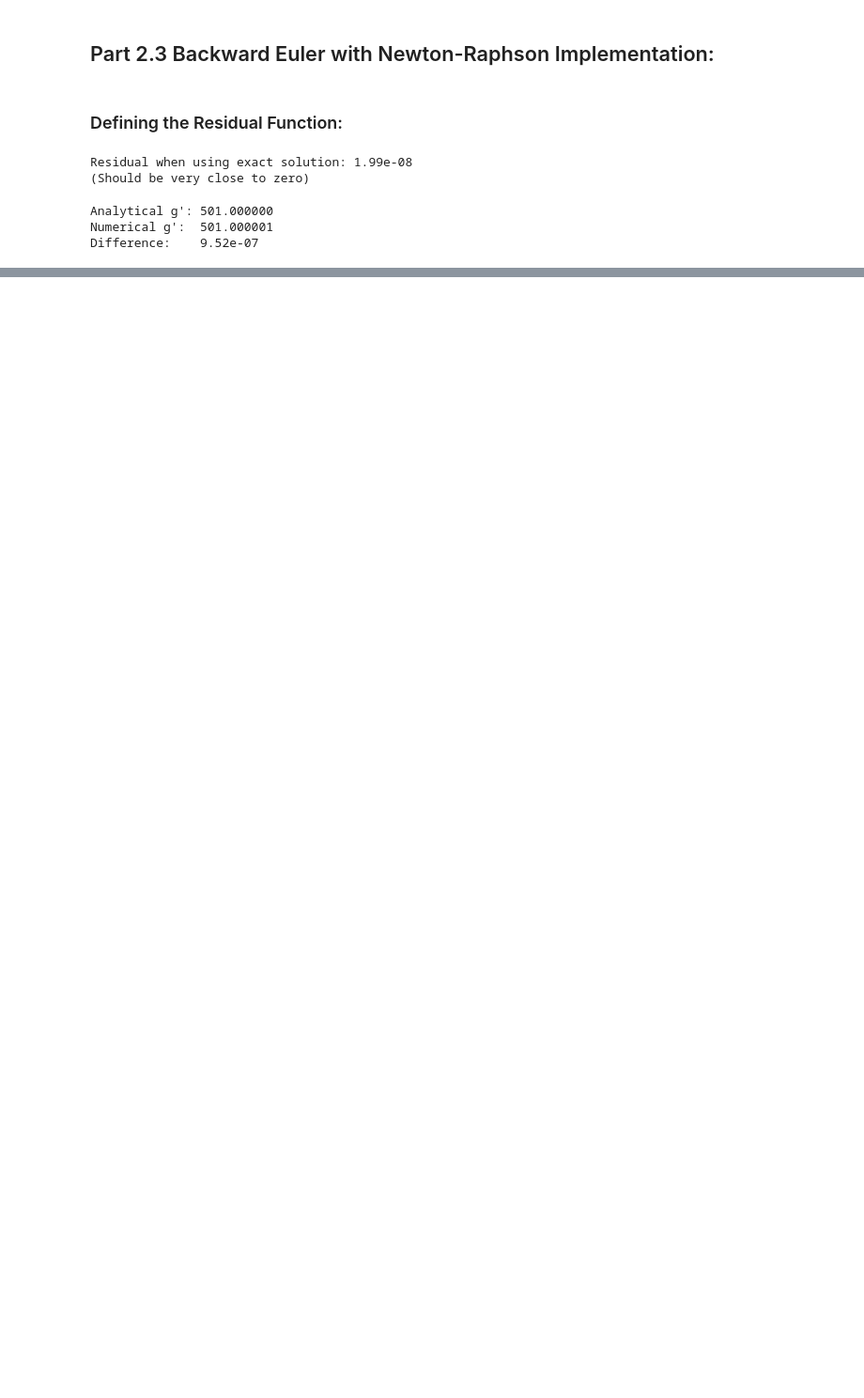
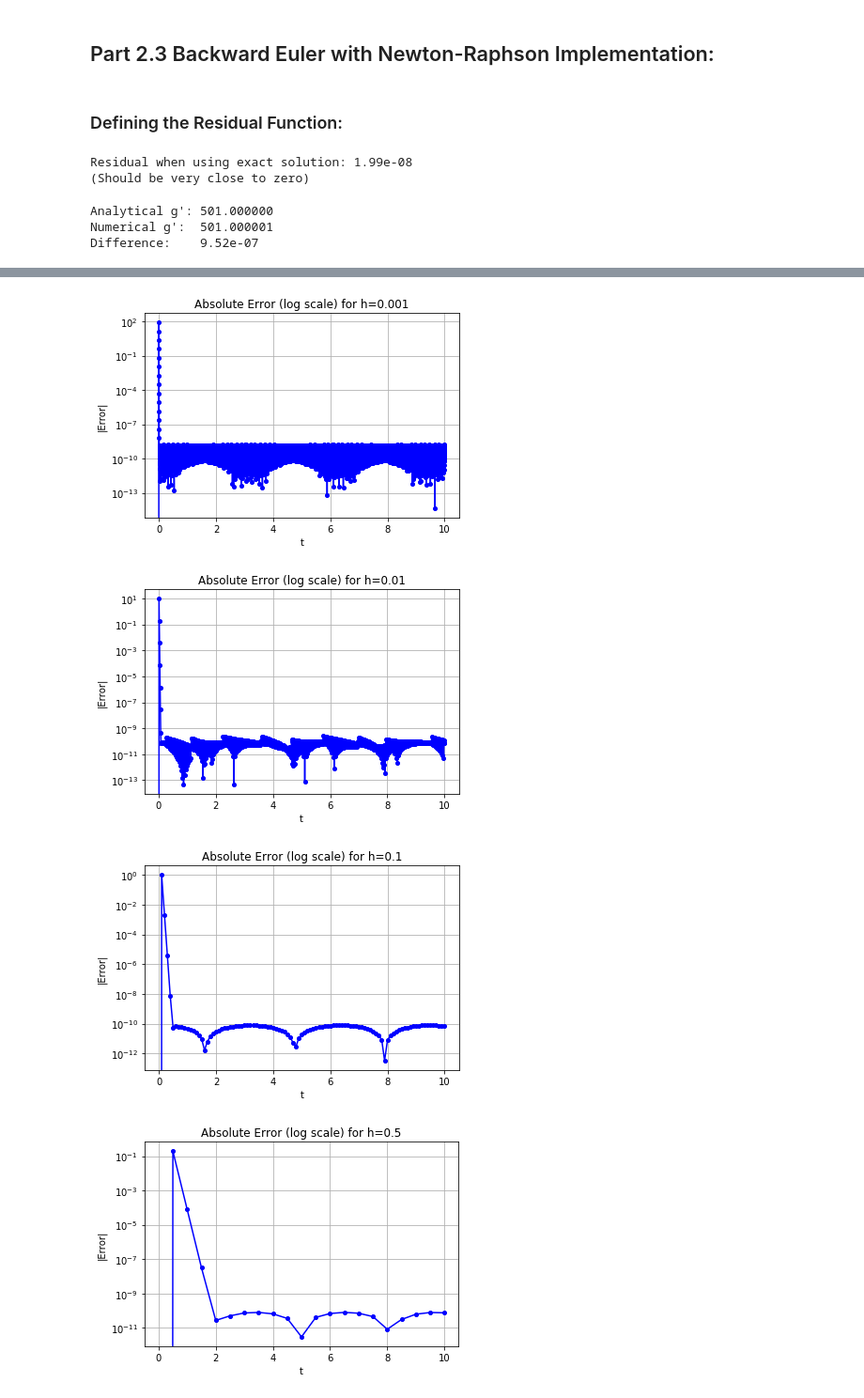
Before and after one commit to walttruelove29/coe311k, a Jupyter notebook: Final/Finalpt2.ipynb, the cells around one changed output, grey strips where cells are left out. Shown at 94% size. Cells and saved outputs as stored; diff of their text form; code cells hidden in the pictures; blank space fills up the shorter version.

```diff
--- a/Final/Finalpt2.ipynb
+++ b/Final/Finalpt2.ipynb
@@ -404,0 +539,18 @@ Number of steps: 21
+# %%
+# Error Plotting
+error_hs = [0.001, 0.01, 0.1, 0.5]
+
+for h in (error_hs):
+    t_backward, x_backward, iters = euler_backward(f, x0, t0, t_final, h, verbose=False)
+    error = np.abs(x_backward - x_exact(t_backward))
+    plt.semilogy(t_backward, error, 'b-o', markersize=4)
+    plt.xlabel('Time t')
+    plt.ylabel('|Error|')
+    plt.title(f'Absolute Error (log scale) for h={h}')
+    plt.grid(True)
+    plt.show()
+# %% [output]
+[figure, added]
+[figure, added]
+[figure, added]
+[figure, added]
```
Also changed, not shown: parts of 22 cells of this notebook.
